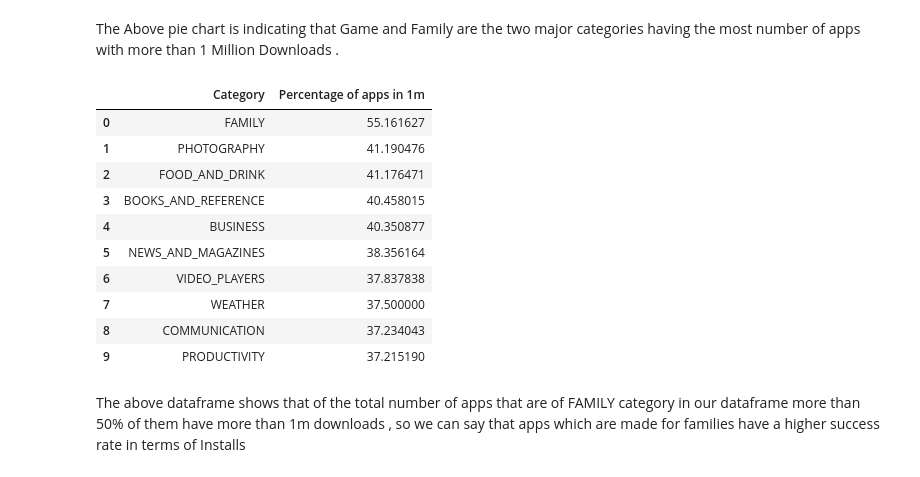
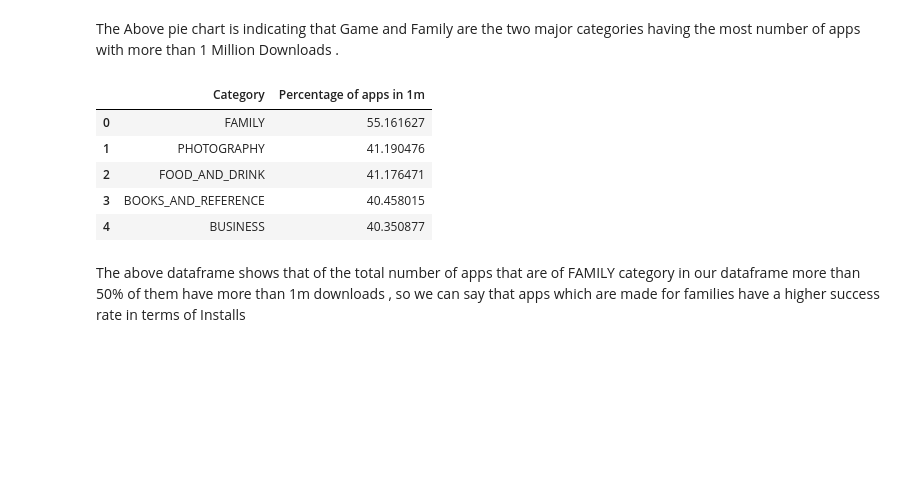
Before and after one commit to Yash1289/play_store_data_Eda, a Jupyter notebook: Play_Store_App_Review_Analysis_Capstone_Project.ipynb, the cells around one changed output. Saved outputs shown, nothing was run; the diff lists cells and outputs as text; code cells hidden in the pictures; blank space fills up the shorter version.

```diff
--- a/Play_Store_App_Review_Analysis_Capstone_Project.ipynb
+++ b/Play_Store_App_Review_Analysis_Capstone_Project.ipynb
@@ -183,6 +187,8 @@ play_store_df["Rating"] = np.where(play_store_df["Rating"].isna(), play_store_df
 
 play_store_df["Rating"] = play_store_df["Rating"].astype(float)
 play_store_df["Reviews"] = play_store_df["Reviews"].astype(int)
+play_store_df['Price'] = play_store_df.Price.str.replace('$','')
+play_store_df['Price'] = play_store_df.Price.astype('float')
 # %%
 play_store_df.info()
 # %% [output]
@@ -341,28 +344,23 @@ The Above pie chart is indicating that Game and Family are the two major categor
 # %%
 # Number of apps count in each category across dataset
 apps_count_across_all_category = play_store_df["Category"].value_counts()
 #Number of apps count in each category across our filtered dataset of apps with more than 1m downloads
 popular_apps_count_across_all_category = apps_with_1m_downloads["Category"].value_counts()
 
 #Finding out the percentage of apps in 1m dataset from each category in reference to the total number of apps that each category have in the whole dataset
 category_list = category_wise_apps.index.tolist()
 apps_count_across_all_category = apps_count_across_all_category.values
 popular_apps_count_across_all_category = popular_apps_count_across_all_category.values
 percentage_of_apps_1m = (popular_apps_count_across_all_category/apps_count_across_all_category)*100
 category_percentage_df = pd.DataFrame({'Category' : category_list ,"Percentage of apps in 1m" : list(percentage_of_apps_1m) } , columns = ["Category" , "Percentage of apps in 1m"])
-category_percentage_df.sort_values(by="Percentage of apps in 1m" , ignore_index=True , ascending=False)[:10]
+category_percentage_df.sort_values(by="Percentage of apps in 1m" , ignore_index=True , ascending=False)[:5]
 # %% [output]
 |  | Category | Percentage of apps in 1m |
 | 0 | FAMILY | 55.161627 |
 | 1 | PHOTOGRAPHY | 41.190476 |
 | 2 | FOOD_AND_DRINK | 41.176471 |
 | 3 | BOOKS_AND_REFERENCE | 40.458015 |
 | 4 | BUSINESS | 40.350877 |
-| 5 | NEWS_AND_MAGAZINES | 38.356164 |
-| 6 | VIDEO_PLAYERS | 37.837838 |
-| 7 | WEATHER | 37.500000 |
-| 8 | COMMUNICATION | 37.234043 |
-| 9 | PRODUCTIVITY | 37.215190 |
 # %% [markdown]
 The above dataframe shows that of the total number of apps that are of FAMILY category in our dataframe more than 50% of them have more than 1m downloads , so we can say that apps which are made for families have a higher success rate in terms of Installs
 # %%
```
Also changed, not shown: parts of 27 cells of this notebook.
